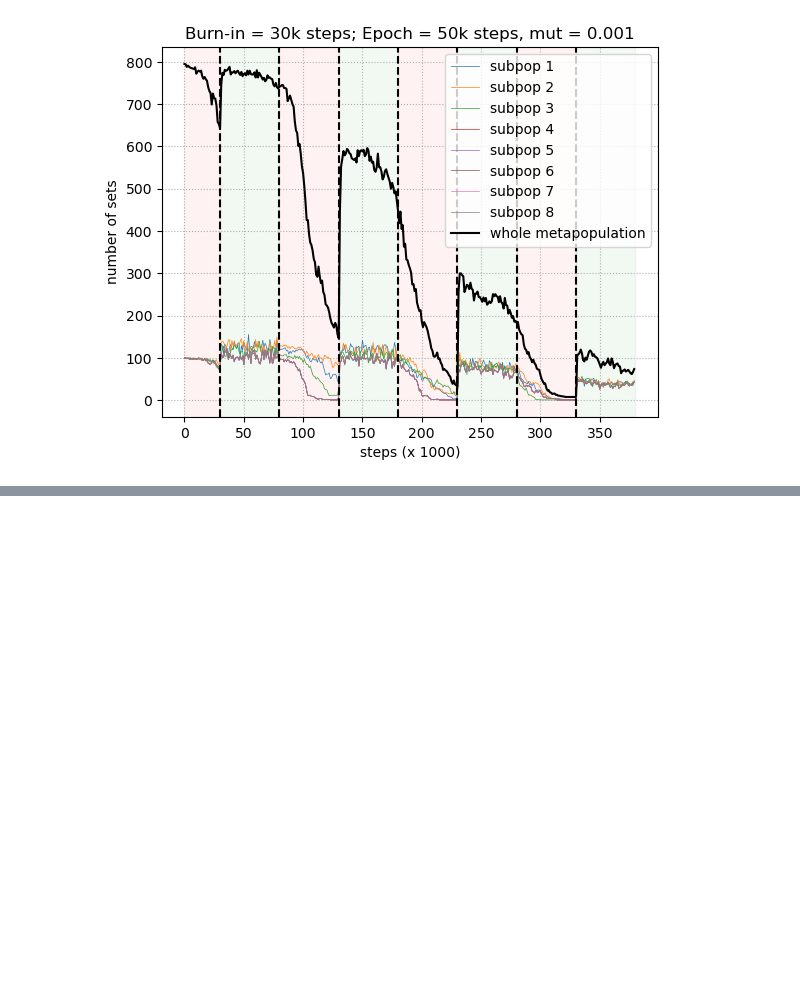
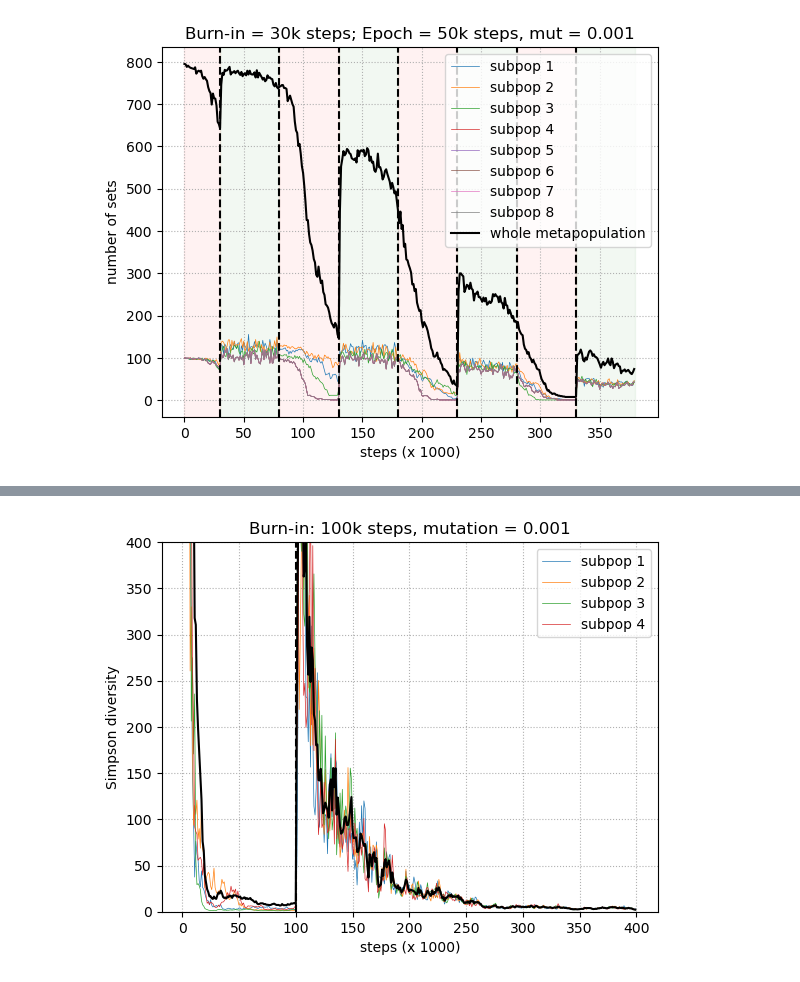
Before and after one commit to mtomasini/MetapopulationsPython, a Jupyter notebook: exploration.ipynb, the cells around one changed output, grey strips where cells are left out. Saved outputs shown, nothing was run; the diff lists cells and outputs as text; code cells hidden in the pictures; blank space fills up the shorter version.

Commit message:
Added Simpson diversity index

```diff
--- a/exploration.ipynb
+++ b/exploration.ipynb
@@ -946,0 +1017,16 @@ plt.savefig("on-off-mut10e-3.png")
+# %%
+plt.plot(range(int((burn_in + simulation_time) / 1000)), counts_pop_1, linewidth=0.5)
+plt.plot(range(int((burn_in + simulation_time) / 1000)), counts_pop_2, linewidth=0.5)
+plt.plot(range(int((burn_in + simulation_time) / 1000)), counts_pop_3, linewidth=0.5)
+plt.plot(range(int((burn_in + simulation_time) / 1000)), counts_pop_4, linewidth=0.5)
+plt.plot(range(int((burn_in + simulation_time) / 1000)), np.array(counts_metapop), linewidth=1.5, color="black")
+plt.axvline(x = burn_in/1000, linestyle="--", color = "black")
+plt.grid(linestyle=":")
+plt.xlabel("steps (x 1000)")
+plt.ylabel("Simpson diversity")
+plt.ylim(0, 400)
+plt.legend(["subpop 1", "subpop 2", "subpop 3", "subpop 4"])
+plt.title(f"Burn-in: {int(burn_in/1000)}k steps, mutation = 0.001")
+plt.savefig("simpson_neutral_test.png")
+# %% [output]
+[figure, added]
```
Also changed, not shown: parts of 1 cell of this notebook, 3 other files.
